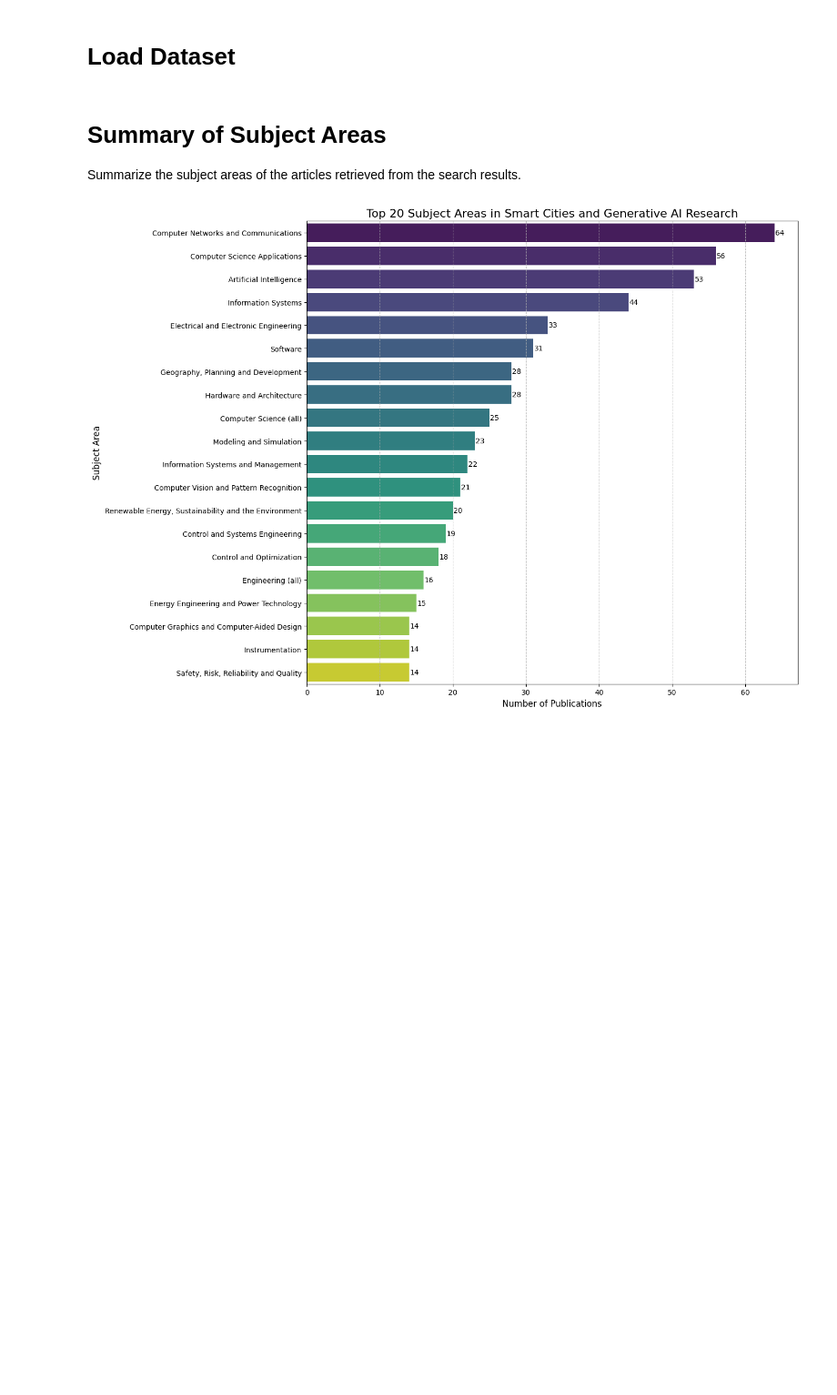
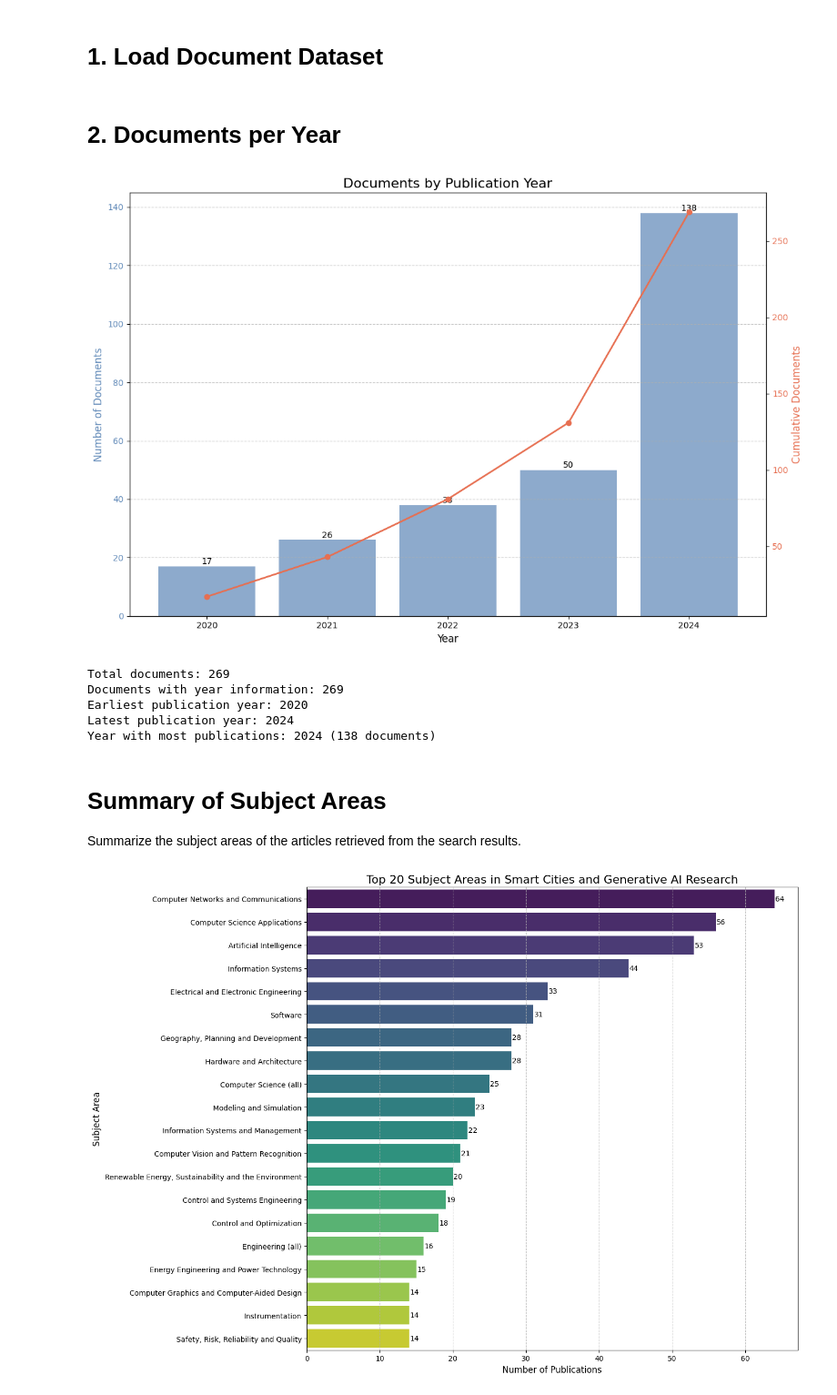
Before and after one commit to les2feup/genai-smartcity, a Jupyter notebook: notebooks/04-Analyze_Data.ipynb, the cells around one changed output. Shown at 91% size. Cells and saved outputs as stored; diff of their text form; code cells hidden in the pictures; blank space fills up the shorter version.

```diff
--- a/notebooks/03-Analyze_Data.ipynb
+++ b/notebooks/04-Analyze_Data.ipynb
@@ -12,10 +12,75 @@ from sklearn.metrics.pairwise import cosine_similarity
 import scipy.cluster.hierarchy as sch
 from wordcloud import WordCloud
 # %% [markdown]
-# Load Dataset
+# 1. Load Document Dataset
 # %%
 with open('../data/02_document_search_results.json') as f:
     unique_docs = json.load(f)
+# %% [markdown]
+# 2. Documents per Year
+# %%
+# Extract publication years from documents
+years = []
+for doc in unique_docs:
+    if "publication_date" in doc and doc["publication_date"]:
+        years.append(doc["publication_date"])
+
+# Count documents per year
+year_counts = Counter(years)
+
+# Convert to DataFrame for easier plotting
+df_years = pd.DataFrame(list(year_counts.items()), columns=["Year", "Count"])
+df_years = df_years.sort_values("Year")
+
+# Create a figure with two y-axes for the bar and line charts
+fig, ax1 = plt.subplots(figsize=(12, 8))
+ax2 = ax1.twinx()
+
+# Define matte colors
+matte_blue = "#5D87B7"
+matte_red = "#E76F51"
+
+# Create bar chart
+bars = ax1.bar(df_years["Year"], df_years["Count"], color=matte_blue, alpha=0.7)
+ax1.set_xlabel("Year", fontsize=12)
+ax1.set_ylabel("Number of Documents", fontsize=12, color=matte_blue)
+ax1.tick_params(axis="y", labelcolor=matte_blue)
+
+# Create line chart showing cumulative documents
+df_years["Cumulative"] = df_years["Count"].cumsum()
+line = ax2.plot(df_years["Year"], df_years["Cumulative"], marker="o", color=matte_red, linewidth=2)
+ax2.set_ylabel("Cumulative Documents", fontsize=12, color=matte_red)
+ax2.tick_params(axis="y", labelcolor=matte_red)
+
+# Add data labels to the bars
+for bar in bars:
+    height = bar.get_height()
+    ax1.text(bar.get_x() + bar.get_width()/2., height + 0.1,
+             f"{height:.0f}", ha="center", va="bottom")
+
+# Add title and grid
+plt.title("Documents by Publication Year", fontsize=16)
+ax1.grid(axis="y", linestyle="--", alpha=0.7)
+
+# Improve layout
+plt.tight_layout()
+
+# Show plot
+plt.show()
+
+# Print summary statistics
+print(f"Total documents: {len(unique_docs)}")
+print(f"Documents with year information: {len(years)}")
+print(f"Earliest publication year: {min(years)}")
+print(f"Latest publication year: {max(years)}")
+print(f"Year with most publications: {year_counts.most_common(1)[0][0]} ({year_counts.most_common(1)[0][1]} documents)")
+# %% [output]
+[figure, added]
+Total documents: 269
+Documents with year information: 269
+Earliest publication year: 2020
+Latest publication year: 2024
+Year with most publications: 2024 (138 documents)
 # %% [markdown]
 # Summary of Subject Areas
 Summarize the subject areas of the articles retrieved from the search results.
```
Also changed, not shown: 10 other files.
